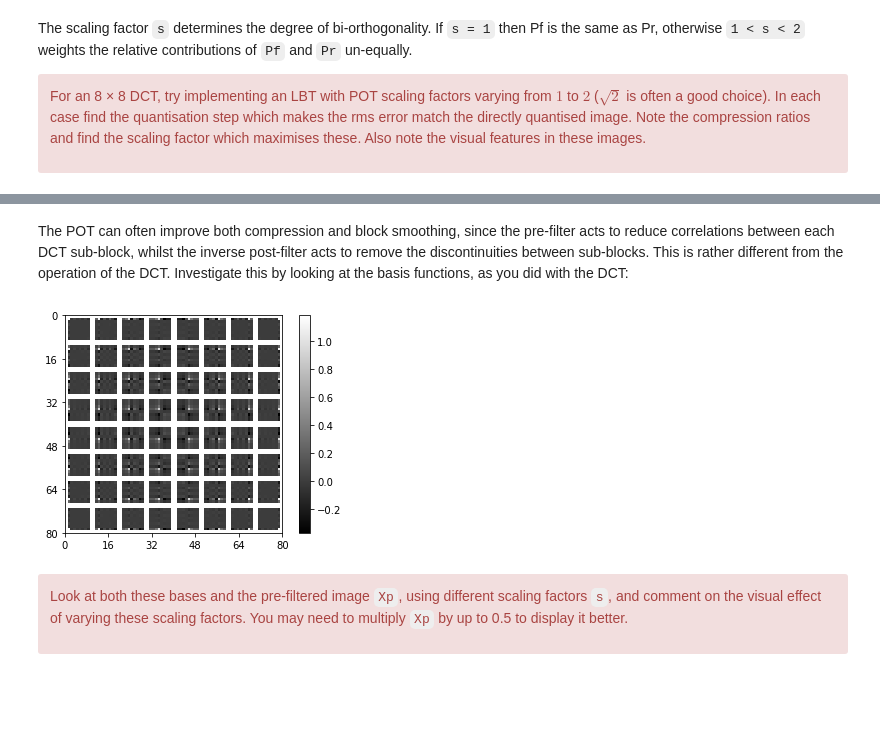
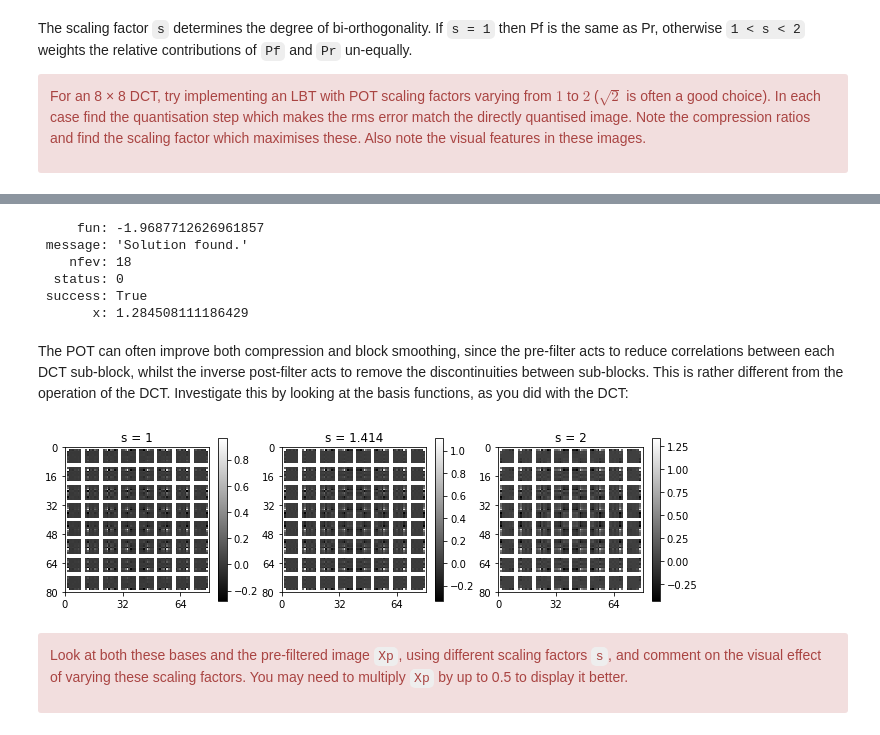
Before and after one commit to barkermrl/ImageProcessing, a Jupyter notebook: 8-lbt.ipynb, the cells around one changed output, grey strips where cells are left out. Cells and saved outputs as stored; diff of their text form; code cells hidden in the pictures; blank space fills up the shorter version.

```diff
--- a/8-lbt.ipynb
+++ b/8-lbt.ipynb
@@ -114,0 +171,15 @@ the scaling factor which maximises these. Also note the visual features in these
+# %%
+def optimise_step(Y, C, Pf, Pr,t):
+    def rms_error(stepsize):
+        Yq = quantise(Y, stepsize)
+
+        Z = colxfm(colxfm(Yq.T, C.T).T, C.T)
+        Zp = Z.copy()  #copy the non-transformed edges directly from Z
+        Zp[:,t] = colxfm(Zp[:,t].T, Pr.T).T
+        Zp[t,:] = colxfm(Zp[t,:], Pr.T)
+
+        return np.abs(np.std(Zp-X)-np.std(quantise(X,17)-X))
+
+    res = minimize_scalar(rms_error, method='bounded', bounds=(5,50))
+
+    return res
@@ -114,0 +211,10 @@ the scaling factor which maximises these. Also note the visual features in these
+# %%
+s_arr = [1, 1.414, 2]
+fig, axs = plt.subplots(ncols=len(s_arr), figsize=(11,11))
+
+for i, s in enumerate(s_arr):
+    print(f"s = {s}")
+
+    stepsize, compression_ratio, Zp = LBT(s)
+    plot_image(Zp, ax=axs[i])
+    axs[i].set_title(f"s = {s}")
@@ -115,3 +255,13 @@ the scaling factor which maximises these. Also note the visual features in these
+# %%
+s_max = res.x
+res
+# %% [output]
+     fun: -1.9687712626961857
+ message: 'Solution found.'
+    nfev: 18
+  status: 0
+ success: True
+       x: 1.284508111186429
 # %% [markdown]
 The POT can often improve both compression and block smoothing, since the pre-filter
 acts to reduce correlations between each DCT sub-block, whilst the inverse post-filter
@@ -119,14 +269,22 @@ acts to remove the discontinuities between sub-blocks. This is rather different
 operation of the DCT. Investigate this by looking at the basis functions, as you did with
 the DCT:
 # %%
-Pf, Pr = pot_ii(8)
-bases = np.concatenate([np.full((8,1), np.nan), Pf, np.full((8,1), np.nan)], axis=1)
-bases = bases.reshape(-1, 1)
-fig, ax = plt.subplots()
-im_obj = plot_image(bases @ bases.T, ax=ax)
-fig.colorbar(im_obj, ax=ax);
+s_arr = [1, 1.414, 2]
+fig, axs = plt.subplots(ncols=len(s_arr), figsize=(11,3))
+
+N = 8
+
+for i, s in enumerate(s_arr):
+    Pf, Pr = pot_ii(N, s=s)
+    bases = np.concatenate([np.full((N,1), np.nan), Pf, np.full((N,1), np.nan)], axis=1)
+    bases = bases.reshape(-1, 1)
+
+    im_obj = plot_image(bases @ bases.T, ax=axs[i])
+
+    fig.colorbar(im_obj, ax=axs[i]);
+    axs[i].set_title(f"s = {s}")
 # %% [output]
-[figure, old version]
+[figure, new version]
 # %% [markdown]
 <div class="alert alert-block alert-danger">
 
```
Also changed, not shown: parts of 17 cells of this notebook, 2 other files.
